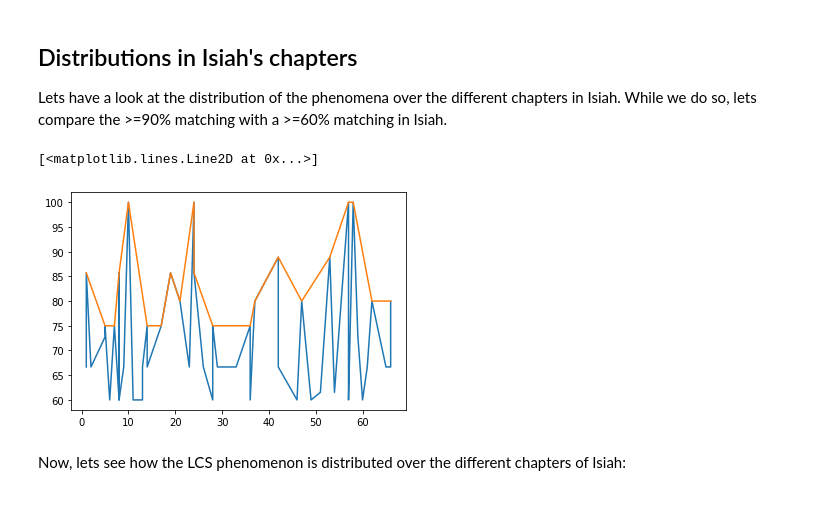
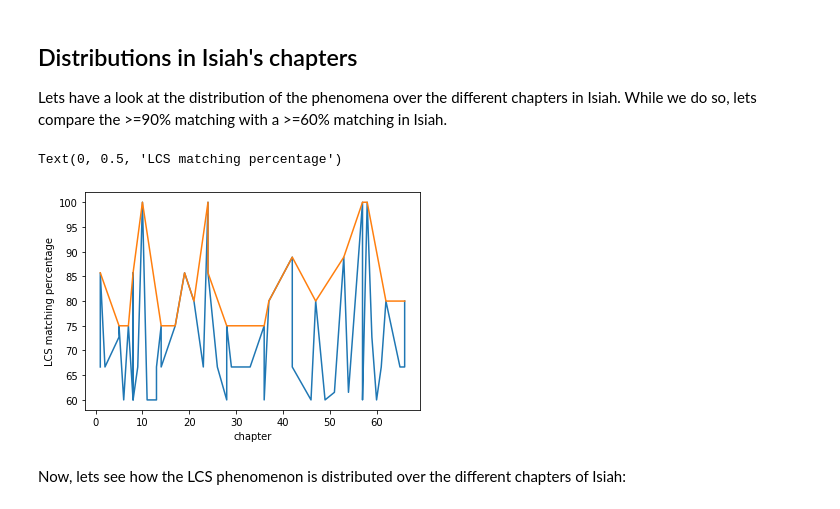
Before and after one commit to oliverglanz/Text-Fabric, a Jupyter notebook: LCS/0000_ETCBC-TF_2101-BHS_ETCBC_LCS_o.glanz _prof-edition.ipynb, the cells around one changed output. Saved outputs shown, nothing was run; the diff lists cells and outputs as text; code cells hidden in the pictures.

```diff
--- a/LCS/0000_ETCBC-TF_2101-BHS_ETCBC_LCS_o.glanz _prof-edition.ipynb
+++ b/LCS/0000_ETCBC-TF_2101-BHS_ETCBC_LCS_o.glanz _prof-edition.ipynb
@@ -749,12 +749,14 @@ PredObjWordListsXLplot60 = PredObjWordListsXL[PredObjWordListsXL.LCSObjcPredMean
 # %%
 PredObjWordListsXLplot75Isa = PredObjWordListsXLplot75[PredObjWordListsXLplot75.S1 == 'Isaiah']
 PredObjWordListsXLplot60Isa = PredObjWordListsXLplot60[PredObjWordListsXLplot60.S1 == 'Isaiah']
 
-plt.plot(PredObjWordListsXLplot60Isa.S2,PredObjWordListsXLplot60Isa.LCSObjcPredMeanMatch, label="filtered to y <= 15")
-plt.plot(PredObjWordListsXLplot75Isa.S2,PredObjWordListsXLplot75Isa.LCSObjcPredMeanMatch, label="filtered to y <= 15")
+plt.plot(PredObjWordListsXLplot60Isa.S2,PredObjWordListsXLplot60Isa.LCSObjcPredMeanMatch)
+plt.plot(PredObjWordListsXLplot75Isa.S2,PredObjWordListsXLplot75Isa.LCSObjcPredMeanMatch)
+plt.xlabel("chapter")
+plt.ylabel("LCS matching percentage")
 # %% [output]
-[<matplotlib.lines.Line2D at 0x...>]
+Text(0, 0.5, 'LCS matching percentage')
-[figure, old version]
+[figure, new version]
 # %% [markdown]
 Now, lets see how the LCS phenomenon is distributed over the different chapters of Isiah:
 # %%
```
Also changed, not shown: parts of 3 cells of this notebook.
